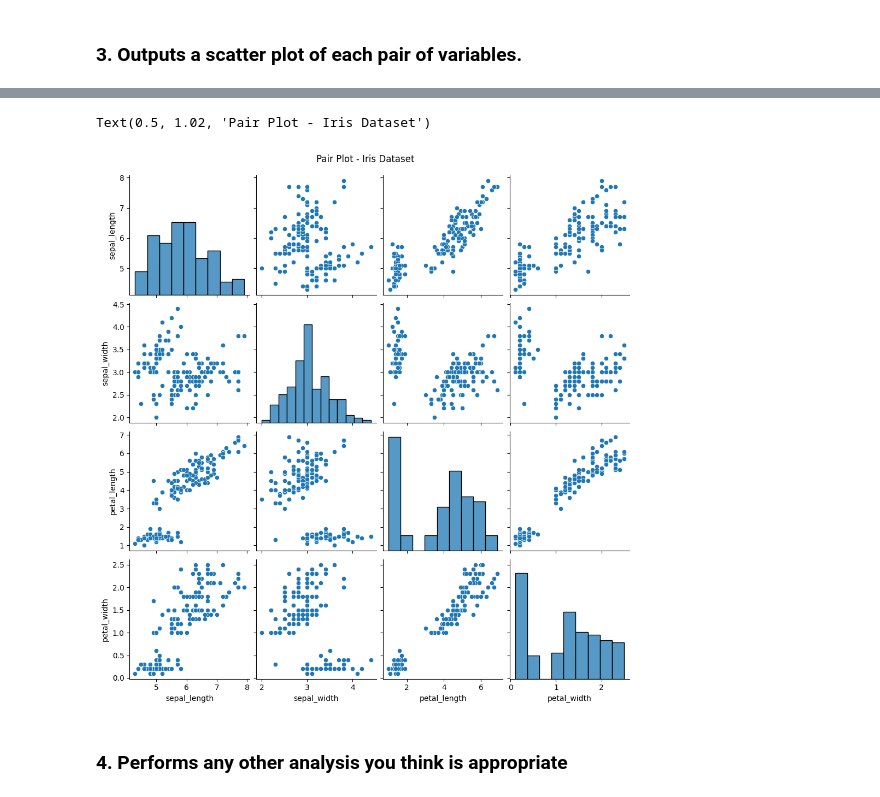
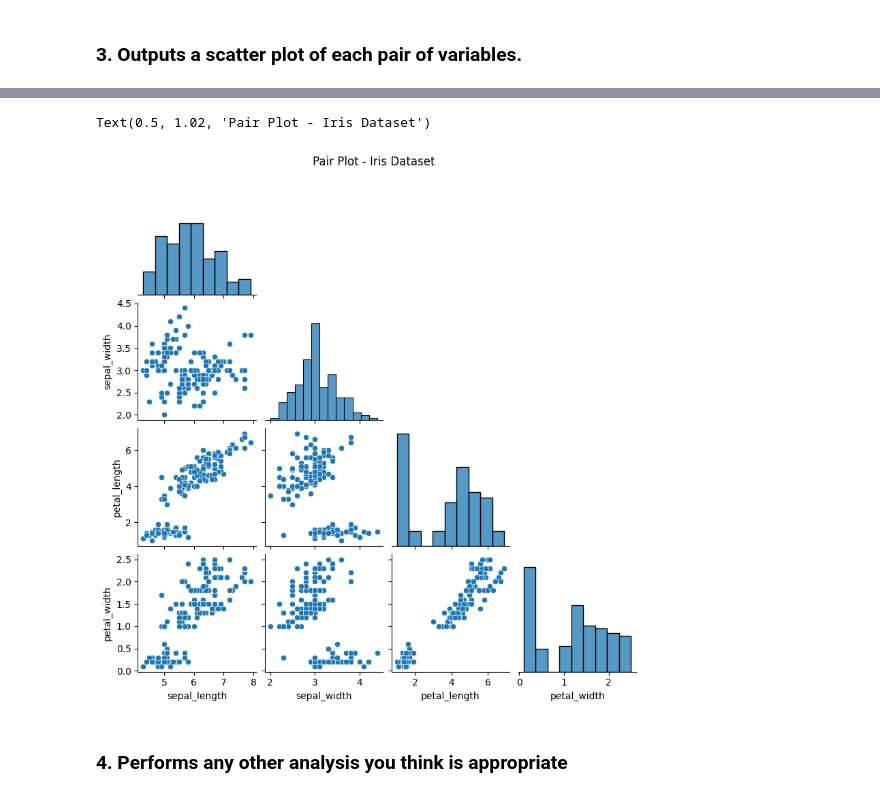
Before and after one commit to quyenphanlyons/pands-project, a Jupyter notebook: notebook.ipynb, the cells around one changed output, grey strips where cells are left out. Drawn from its saved outputs; the diff is of its cells as text; code cells hidden in the pictures.

```diff
--- a/notebook.ipynb
+++ b/notebook.ipynb
@@ -221,14 +241,14 @@ for column in tableau.iloc[:,:4]:
 # %%
 # Seaborn visualization library
 import seaborn as sns
 
 # Create pairplot
-sns.pairplot(tableau)
+sns.pairplot(tableau, height=2, corner=True)
 # Add title
 plt.suptitle('Pair Plot - Iris Dataset', y=1.02)
 # %% [output]
 Text(0.5, 1.02, 'Pair Plot - Iris Dataset')
-[figure, old version]
+[figure, new version]
 # %% [markdown]
 ### 4. Performs any other analysis you think is appropriate
 # %% [markdown]
```
Also changed, not shown: parts of 5 cells of this notebook.
